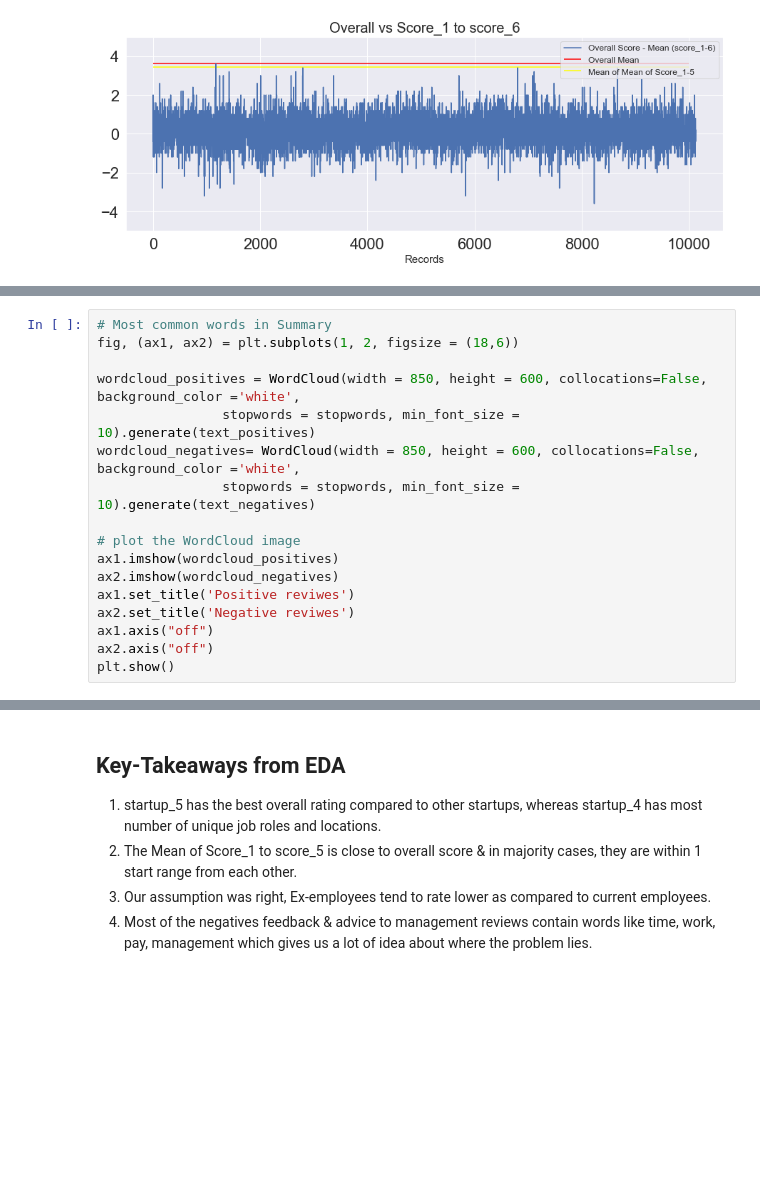
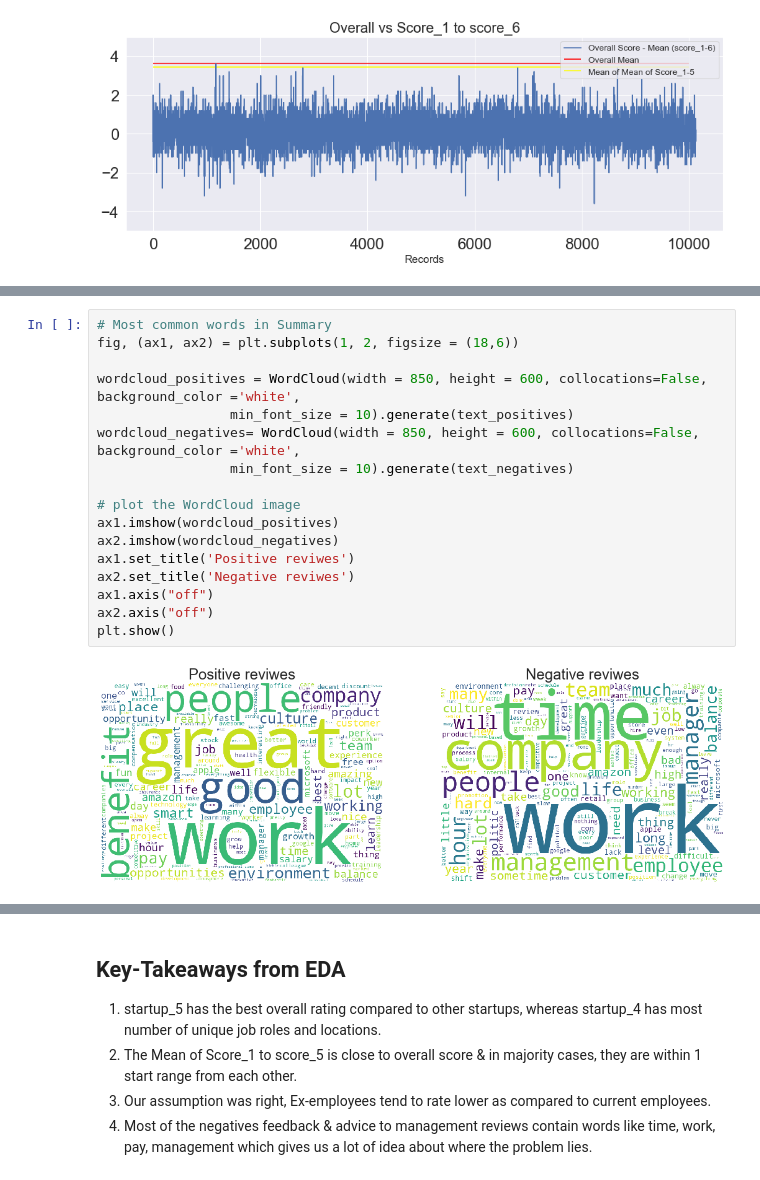
Before and after one commit to kumaranurag7/Job-Reviews-Analysis-Prediction, a Jupyter notebook: Job_reviews_ratings_analysis_and_prediction.ipynb, the cells around one changed output, grey strips where cells are left out. Saved outputs shown, nothing was run; the diff lists cells and outputs as text; blank space fills up the shorter version.

```diff
--- a/Job_reviews_ratings_analysis_and_prediction.ipynb
+++ b/Job_reviews_ratings_analysis_and_prediction.ipynb
@@ -176,20 +181,22 @@ plt.show()
 # %%
 # Most common words in Summary
 fig, (ax1, ax2) = plt.subplots(1, 2, figsize = (18,6))
 
 wordcloud_positives = WordCloud(width = 850, height = 600, collocations=False, background_color ='white',
-                stopwords = stopwords, min_font_size = 10).generate(text_positives)
+                 min_font_size = 10).generate(text_positives)
 wordcloud_negatives= WordCloud(width = 850, height = 600, collocations=False, background_color ='white',
-                stopwords = stopwords, min_font_size = 10).generate(text_negatives)
+                 min_font_size = 10).generate(text_negatives)
 
 # plot the WordCloud image
 ax1.imshow(wordcloud_positives)
 ax2.imshow(wordcloud_negatives)
 ax1.set_title('Positive reviwes')
 ax2.set_title('Negative reviwes')
 ax1.axis("off")
 ax2.axis("off")
 plt.show()
+# %% [output]
+[figure, added]
 # %%
 # Most common words in advice_to_mgmt
 wordcloud = WordCloud(width = 1800, height = 600, collocations=False, background_color ='white',
```
Also changed, not shown: parts of 16 cells of this notebook.
